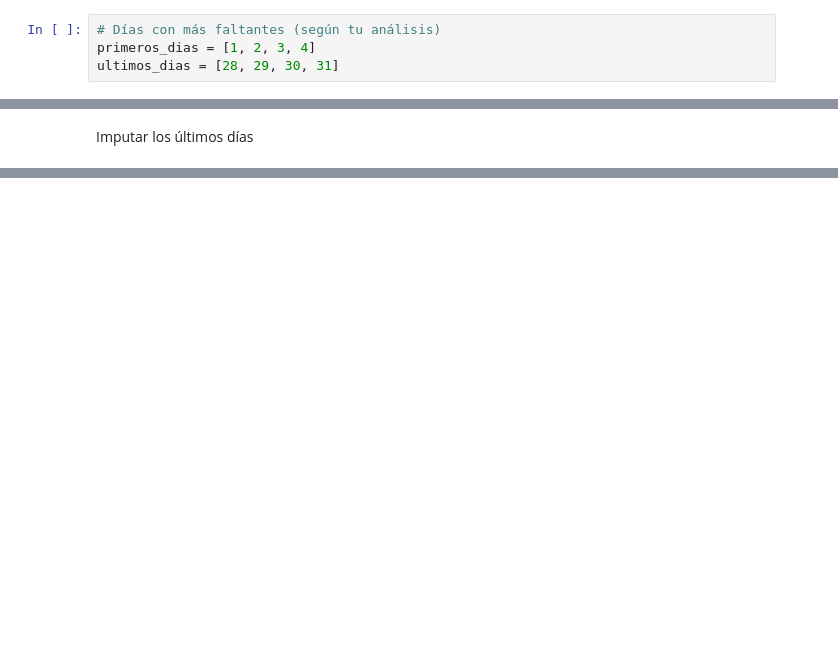
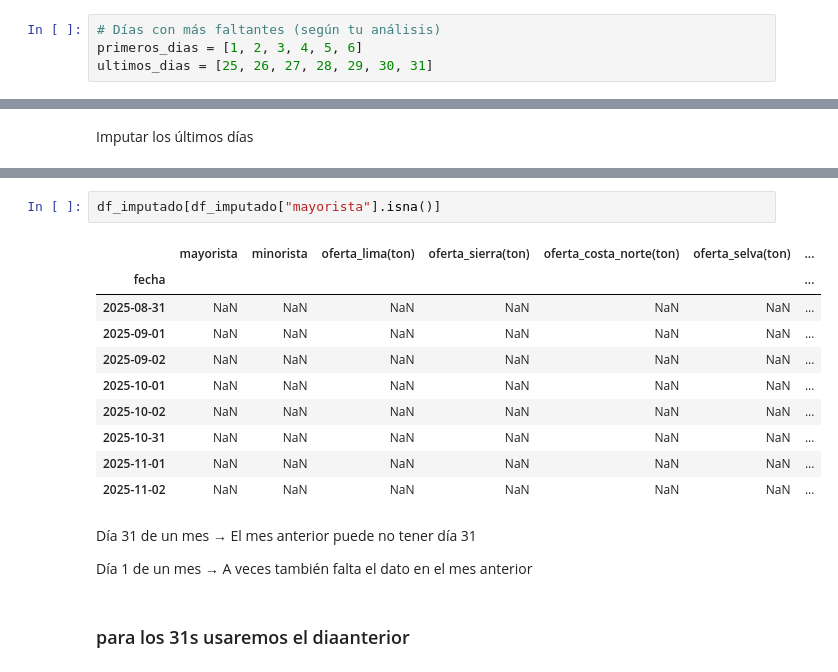
Before and after one commit to isdextre/Data-science-applied-projects, a Jupyter notebook: full-time-series-analysis-egg-prices-peru/notebooks/05_imputacion.ipynb, the cells around one changed output, grey strips where cells are left out. Cells and saved outputs as stored; diff of their text form; blank space fills up the shorter version.

```diff
--- a/full-time-series-analysis-egg-prices-peru/notebooks/05_imputacion.ipynb
+++ b/full-time-series-analysis-egg-prices-peru/notebooks/05_imputacion.ipynb
@@ -360,7 +373,7 @@ df
 # %%
 # Días con más faltantes (según tu análisis)
-primeros_dias = [1, 2, 3, 4]
-ultimos_dias = [28, 29, 30, 31]
+primeros_dias = [1, 2, 3, 4, 5, 6]
+ultimos_dias = [25, 26, 27, 28, 29, 30, 31]
 # %% [markdown]
 Funcion para buscar el mismo día en otro mes
 # %%
@@ -460,0 +494,19 @@ print(f"   ✅ Imputados con mes siguiente: {contadores['mes_siguiente']}")
+# %%
+df_imputado[df_imputado["mayorista"].isna()]
+# %% [output]
+|  | mayorista | minorista | oferta_lima(ton) | oferta_sierra(ton) | oferta_costa_norte(ton) | oferta_selva(ton) | ... |
+| fecha |  |  |  |  |  |  | ... |
+| 2025-08-31 | NaN | NaN | NaN | NaN | NaN | NaN | ... |
+| 2025-09-01 | NaN | NaN | NaN | NaN | NaN | NaN | ... |
+| 2025-09-02 | NaN | NaN | NaN | NaN | NaN | NaN | ... |
+| 2025-10-01 | NaN | NaN | NaN | NaN | NaN | NaN | ... |
+| 2025-10-02 | NaN | NaN | NaN | NaN | NaN | NaN | ... |
+| 2025-10-31 | NaN | NaN | NaN | NaN | NaN | NaN | ... |
+| 2025-11-01 | NaN | NaN | NaN | NaN | NaN | NaN | ... |
+| 2025-11-02 | NaN | NaN | NaN | NaN | NaN | NaN | ... |
+# %% [markdown]
+Día 31 de un mes → El mes anterior puede no tener día 31
+
+Día 1 de un mes → A veces también falta el dato en el mes anterior
+# %% [markdown]
+### para los 31s usaremos el diaanterior
```
Also changed, not shown: parts of 26 cells of this notebook, 3 other files.
